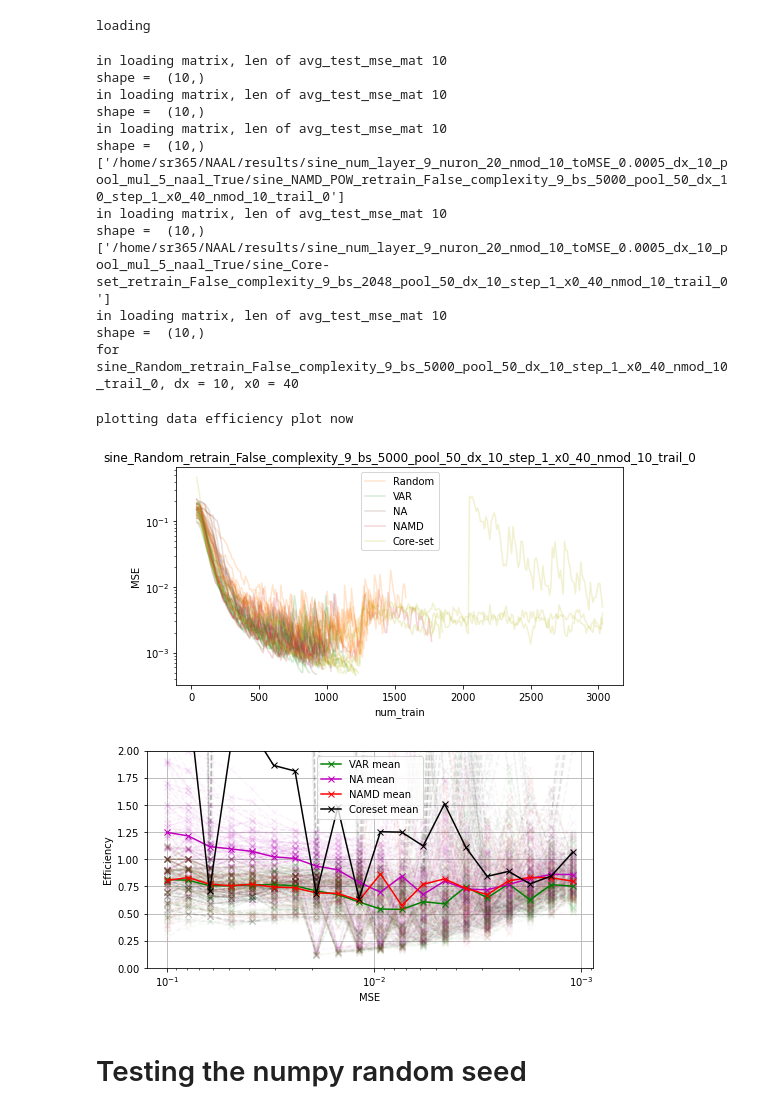
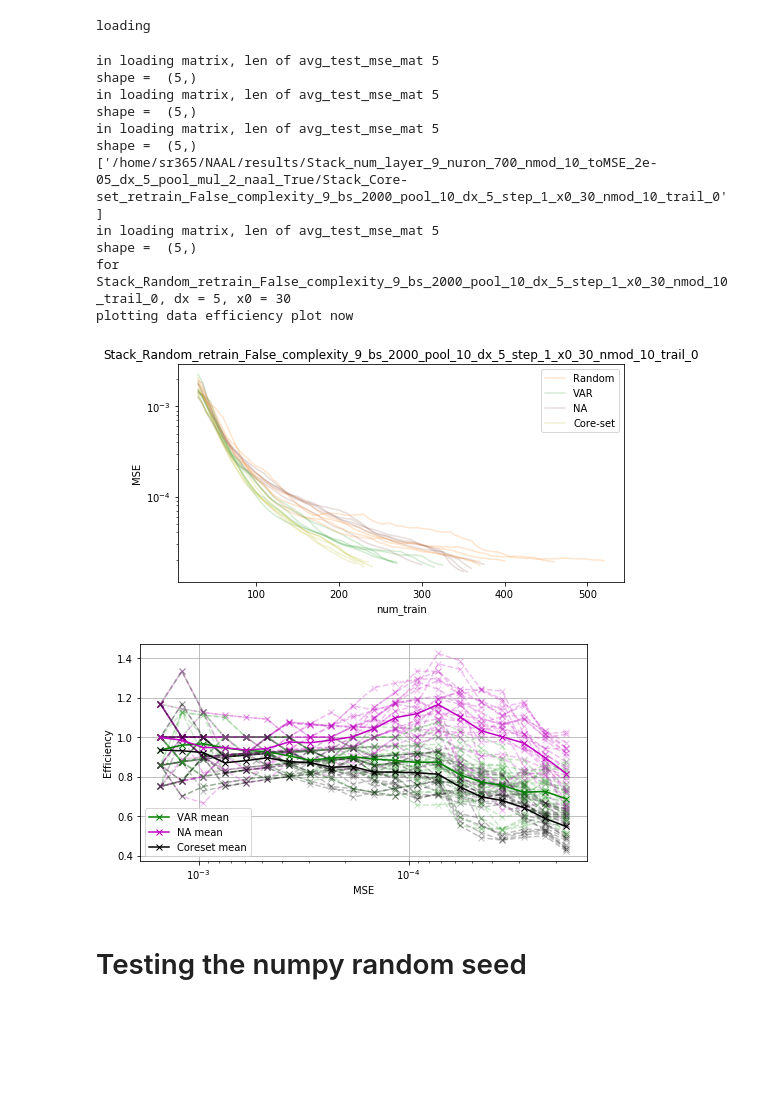
Before and after one commit to BensonRen/NAAL, a Jupyter notebook: result_compare_AL.ipynb, the cells around one changed output. Saved outputs shown, nothing was run; the diff lists cells and outputs as text; code cells hidden in the pictures; blank space fills up the shorter version.

Commit message:
updating NAAL method

```diff
--- a/result_compare_AL.ipynb
+++ b/result_compare_AL.ipynb
@@ -11,7 +11,7 @@ from pathlib import Path
 # %% [output]
 loading
 # %%
-num_trails = 10
+num_trails = 5
 if num_trails < 8:
     alpha = 0.5
 else:
@@ -20,7 +20,7 @@ SMOOTH_WEIGHT=0.6
 plot_mse = False
 plot_var = True
 plot_na = True
-plot_namd = True
+plot_namd = False
 plot_coreset = True
 plot_dropout = False
 #MSE_retrain_False_bs_1024_pool_10_dx_5_x0_20_nmod_5
@@ -32,7 +32,8 @@ folder = '/home/sr365/NAAL/results/fig/retrain_True'
 # folder_list = ['/home/sr365/NAAL/results/30_sine_nmod_20_add_noise_add_2',
 #                 '/home/sr365/NAAL/results/30_sine_nmod_20_add_noise_mult_5',
 #                 '/home/sr365/NAAL/results/30_sine_nmod_20_add_noise_mult_2']
-folder_list = ['/home/sr365/NAAL/results/sine_num_layer_9_nuron_20_nmod_10_toMSE_0.0005_dx_10_pool_mul_5_naal_True']
+folder_list = ['/home/sr365/NAAL/results/Stack_num_layer_9_nuron_700_nmod_10_toMSE_2e-05_dx_5_pool_mul_2_naal_True/']
+    #'/home/sr365/NAAL/results/sine_num_layer_9_nuron_20_nmod_10_toMSE_0.0005_dx_10_pool_mul_5_naal_True']
 # '/home/sr365/NAAL/results/ADM_num_layer_8_nuron_1500_nmod_10_toMSE_0.002_dx_100_pool_mul_5_naal_True/']#,
 # '/home/sr365/NAAL/results/robo_num_layer_4_nuron_500_nmod_10_toMSE_0.0001_dx_10_pool_mul_5_naal_True']
                 # '/home/sr365/NAAL/results/BN_xsinsinx_f_30_num_layer_9_nmod_5_to2000_dx_10_pool_mul_20_naal_True']
@@ -481,50 +482,47 @@ for folder in folder_list:
             if plot_coreset:
                 CORE_test_mse_mat[i] = smooth(CORE_test_mse_mat[i])
             if plot_dropout:
                 DROP_test_mse_mat[i] = smooth(DROP_test_mse_mat[i])
 
         # Get the dx and x0
         dx, x0 = get_dx_x0(file)
         # Use the xlabel with number of data points
         x_label = np.array(range(2000)) * dx + x0
         save_name = os.path.join(folder, file.replace('MSE_','').replace('_trail_0_',''))
 
         # One-liner calling functions
         # plot_various_MSE(x_label, MSE_test_mse, RD_test_mse, MSE_train_mse, RD_train_mse, VAR_test_mse, VAR_train_mse, plot_var, save_name)     # Plot the various MSE
         plot_test_MSE_plot(x_label, MSE_test_mse_mat, Random_test_mse_mat, save_name, NA_test_mse_mat=NA_test_mse_mat,
                         VAR_test_mse_mat=VAR_test_mse_mat, random_folder_provide=random_folder_provide,
                         NAMD_test_mse_mat=NAMD_test_mse_mat, DROP_test_mse_mat=DROP_test_mse_mat,
                         CORE_test_mse_mat=CORE_test_mse_mat)     # Plot the test MSE line plot
         Data_efficiency_plot(x_label, MSE_test_mse_mat, Random_test_mse_mat, save_name,
-                        VAR_test_mse_mat, NA_test_mse_mat, y_lim=2,random_folder_provide=random_folder_provide,
+                        VAR_test_mse_mat, NA_test_mse_mat, y_lim=None,random_folder_provide=random_folder_provide,
                         NAMD_test_mse_mat=NAMD_test_mse_mat, DROP_test_mse_mat=DROP_test_mse_mat,
                         CORE_test_mse_mat=CORE_test_mse_mat)                             # Plot the data efficiency plot
         if plot_mse and not random_folder_provide:
             plot_ratio(MSE_test_mse_mat, Random_test_mse_mat, x_label, ylabel='MSE / Random Ratio', save_name=save_name + 'MSE_RD_', x_label=x_label)                # Plot the ratio plot between MSE and random
         if plot_var and not random_folder_provide:    # For variance experiments
             plot_ratio(VAR_test_mse_mat, Random_test_mse_mat, x_label, ylabel='VAR / Random Ratio', save_name=save_name + 'VAR_RD_', x_label=x_label)            # Plot the ratio plot between VAR and random
         if plot_na and not random_folder_provide:    # For variance experiments
             plot_ratio(NA_test_mse_mat, Random_test_mse_mat, x_label, ylabel='NA / Random Ratio', save_name=save_name + 'NA_RD_', x_label=x_label)            # Plot the ratio plot between VAR and random
 
         #     plot_coref(cur_folder, num_trails, save_name, coef_loader=load_var_coeff, coef_name='VAR')                                                                                       # Plot the VAR R coeff plot
             #plot_coref(cur_folder, num_trails, save_name, coef_laoder=load_kendal_tau, coef_name='Tau')                                         # Plot the VAR Tau coeff plot
 # %% [output]
-in loading matrix, len of avg_test_mse_mat 10
-shape =  (10,)
-in loading matrix, len of avg_test_mse_mat 10
-shape =  (10,)
-in loading matrix, len of avg_test_mse_mat 10
-shape =  (10,)
-['/home/sr365/NAAL/results/sine_num_layer_9_nuron_20_nmod_10_toMSE_0.0005_dx_10_pool_mul_5_naal_True/sine_NAMD_POW_retrain_False_complexity_9_bs_5000_pool_50_dx_10_step_1_x0_40_nmod_10_trail_0']
-in loading matrix, len of avg_test_mse_mat 10
-shape =  (10,)
-['/home/sr365/NAAL/results/sine_num_layer_9_nuron_20_nmod_10_toMSE_0.0005_dx_10_pool_mul_5_naal_True/sine_Core-set_retrain_False_complexity_9_bs_2048_pool_50_dx_10_step_1_x0_40_nmod_10_trail_0']
-in loading matrix, len of avg_test_mse_mat 10
-shape =  (10,)
-for sine_Random_retrain_False_complexity_9_bs_5000_pool_50_dx_10_step_1_x0_40_nmod_10_trail_0, dx = 10, x0 = 40
+in loading matrix, len of avg_test_mse_mat 5
+shape =  (5,)
+in loading matrix, len of avg_test_mse_mat 5
+shape =  (5,)
+in loading matrix, len of avg_test_mse_mat 5
+shape =  (5,)
+['/home/sr365/NAAL/results/Stack_num_layer_9_nuron_700_nmod_10_toMSE_2e-05_dx_5_pool_mul_2_naal_True/Stack_Core-set_retrain_False_complexity_9_bs_2000_pool_10_dx_5_step_1_x0_30_nmod_10_trail_0']
+in loading matrix, len of avg_test_mse_mat 5
+shape =  (5,)
+for Stack_Random_retrain_False_complexity_9_bs_2000_pool_10_dx_5_step_1_x0_30_nmod_10_trail_0, dx = 5, x0 = 30
+plotting data efficiency plot now
-plotting data efficiency plot now
-[figure, old version]
+[figure, new version]
-[figure, old version]
+[figure, new version]
 # %% [markdown]
 # Testing the numpy random seed
 # %% [markdown]
```
Also changed, not shown: 7 other files.
